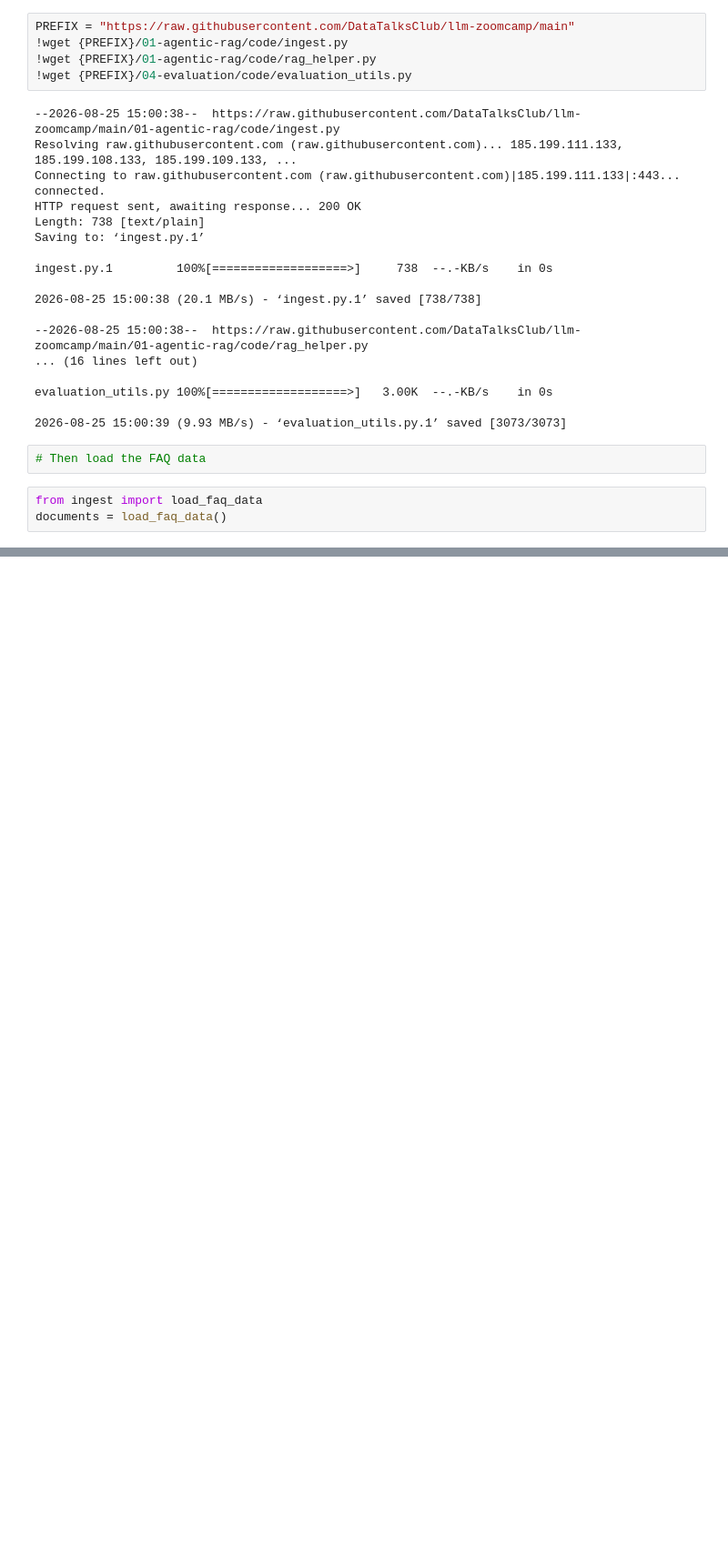
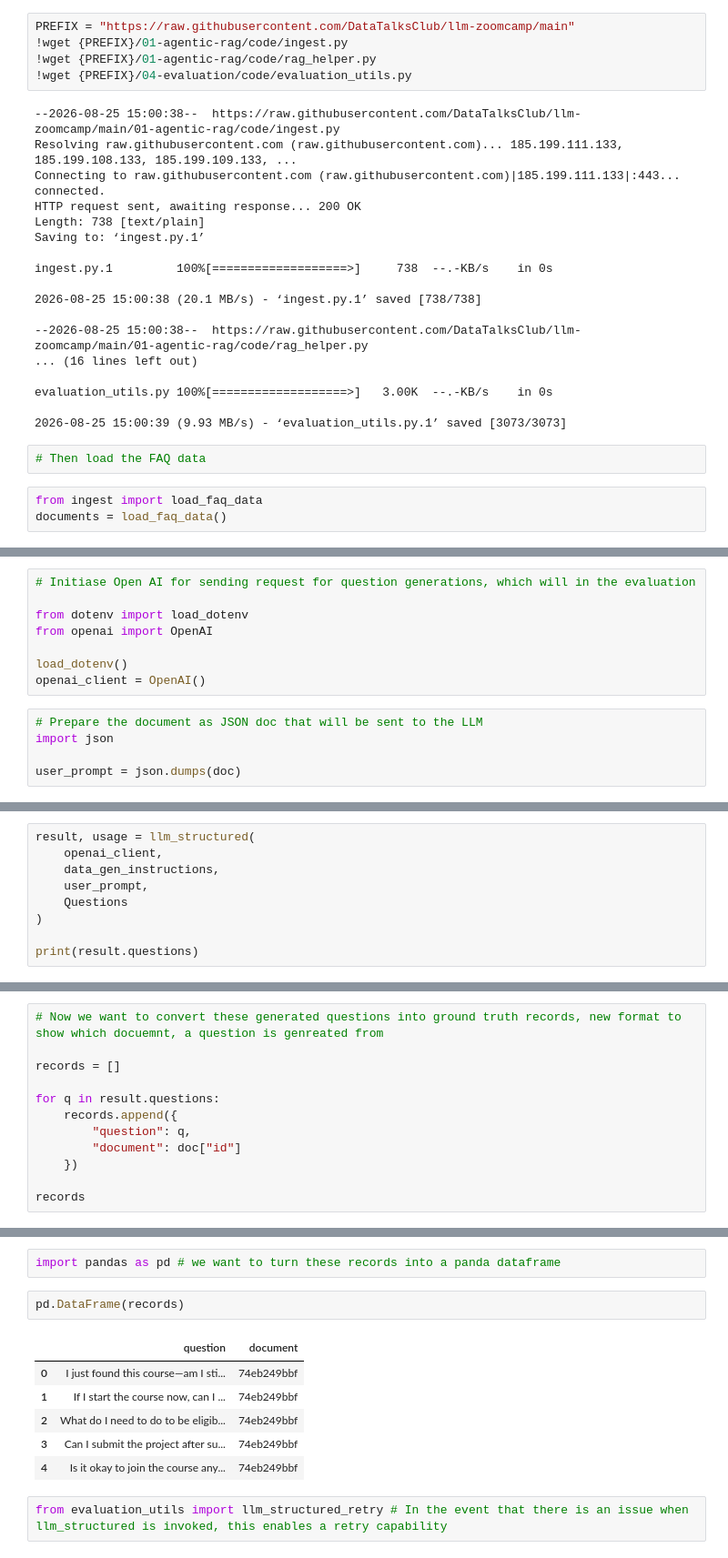
Before and after one commit to vincentainatech/llm-zoomcamp-evaluation, a Jupyter notebook: 01-data-gen.ipynb, the cells around one changed output, grey strips where cells are left out. Shown at 91% size. Saved outputs shown, nothing was run; the diff lists cells and outputs as text; blank space fills up the shorter version.

```diff
--- a/01-data-gen.ipynb
+++ b/01-data-gen.ipynb
@@ -32,0 +122,13 @@ documents = load_faq_data()
+# %%
+# Initiase Open AI for sending request for question generations, which will in the evaluation
+
+from dotenv import load_dotenv
+from openai import OpenAI
+
+load_dotenv()
+openai_client = OpenAI()
+# %%
+# Prepare the document as JSON doc that will be sent to the LLM
+import json
+
+user_prompt = json.dumps(doc)
@@ -32,0 +163,9 @@ documents = load_faq_data()
+# %%
+result, usage = llm_structured(
+    openai_client,
+    data_gen_instructions,
+    user_prompt,
+    Questions
+)
+
+print(result.questions)
@@ -32,0 +194,12 @@ documents = load_faq_data()
+# %%
+# Now we want to convert these generated questions into ground truth records, new format to show which docuemnt, a question is genreated from
+
+records = []
+
+for q in result.questions:
+    records.append({
+        "question": q,
+        "document": doc["id"]
+    })
+
+records
@@ -32,0 +217,13 @@ documents = load_faq_data()
+# %%
+import pandas as pd # we want to turn these records into a panda dataframe
+# %%
+pd.DataFrame(records)
+# %% [output]
+|  | question | document |
+| 0 | I just found this course—am I sti... | 74eb249bbf |
+| 1 | If I start the course now, can I ... | 74eb249bbf |
+| 2 | What do I need to do to be eligib... | 74eb249bbf |
+| 3 | Can I submit the project after su... | 74eb249bbf |
+| 4 | Is it okay to join the course any... | 74eb249bbf |
+# %%
+from evaluation_utils import llm_structured_retry # In the event that there is an issue when llm_structured is invoked, this enables a retry capability
```
Also changed, not shown: parts of 32 cells of this notebook.
